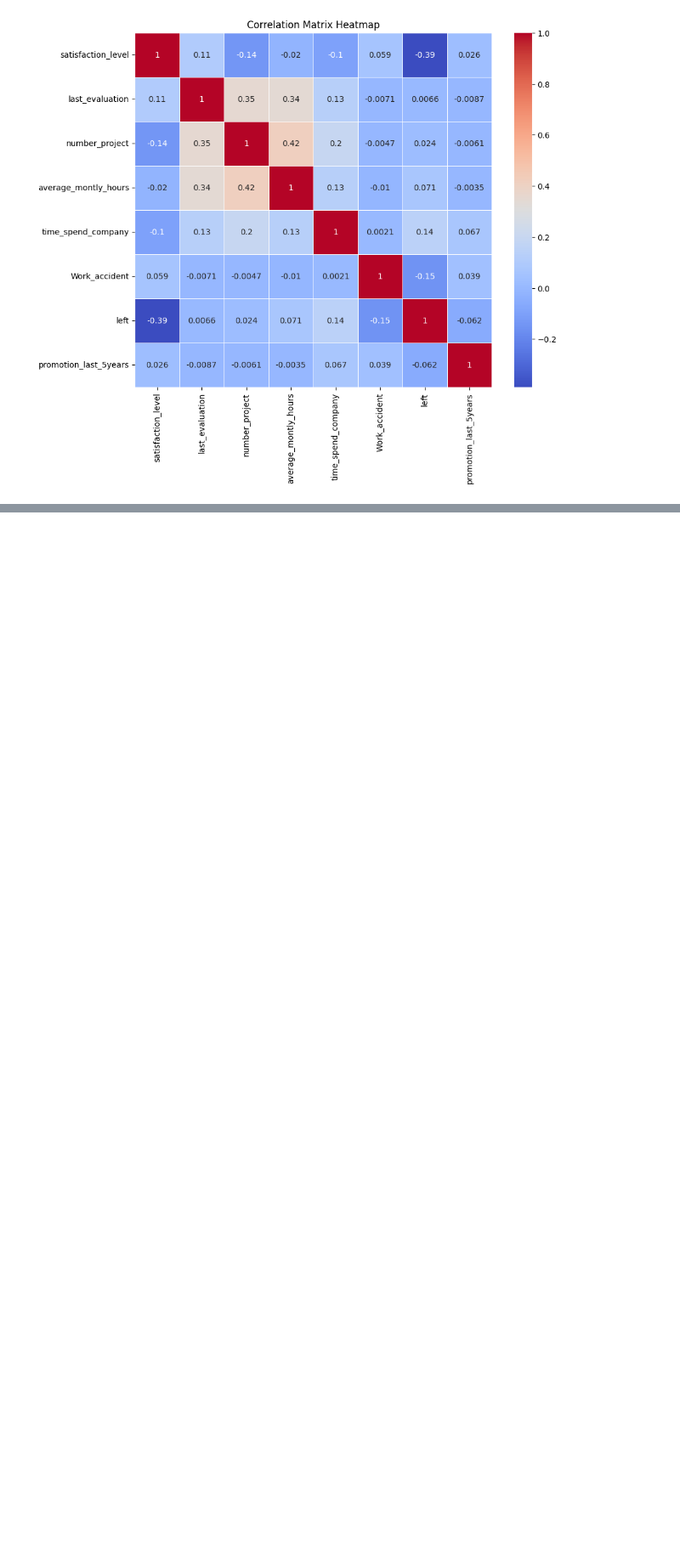
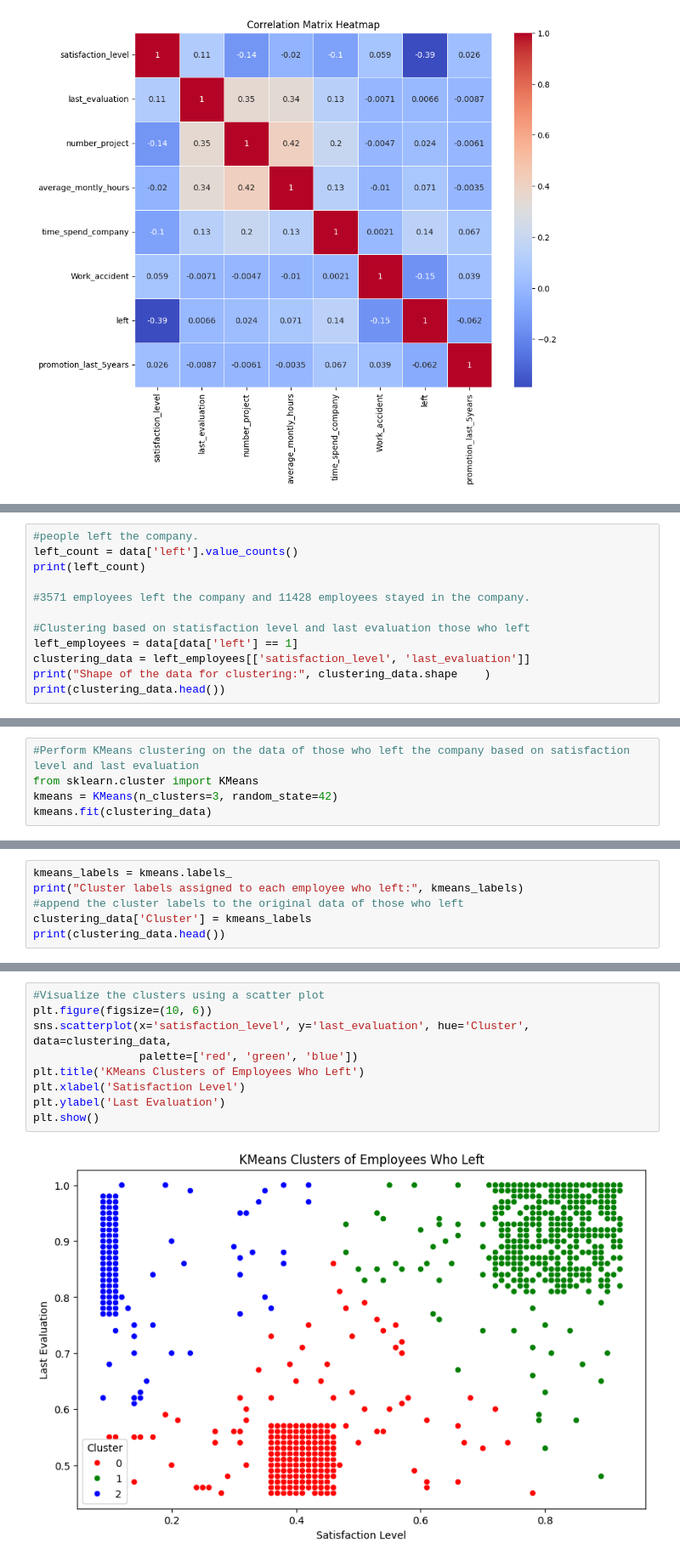
Before and after one commit to srinipar/AILabs, a Jupyter notebook: AIMLIIT/Projects/ML_Employee Turnover Analytics/Employee_TurnoverAnalysis.ipynb, the cells around one changed output, grey strips where cells are left out. Shown at 85% size. Saved outputs shown, nothing was run; the diff lists cells and outputs as text; blank space fills up the shorter version.

```diff
--- a/AIMLIIT/Projects/ML_Employee Turnover Analytics/Employee_TurnoverAnalysis.ipynb
+++ b/AIMLIIT/Projects/ML_Employee Turnover Analytics/Employee_TurnoverAnalysis.ipynb
@@ -103,0 +175,12 @@ plt.show()
+# %%
+#people left the company.
+left_count = data['left'].value_counts()
+print(left_count)
+
+#3571 employees left the company and 11428 employees stayed in the company.
+
+#Clustering based on statisfaction level and last evaluation those who left
+left_employees = data[data['left'] == 1]
+clustering_data = left_employees[['satisfaction_level', 'last_evaluation']]
+print("Shape of the data for clustering:", clustering_data.shape    )
+print(clustering_data.head())
@@ -103,0 +199,5 @@ plt.show()
+# %%
+#Perform KMeans clustering on the data of those who left the company based on satisfaction level and last evaluation
+from sklearn.cluster import KMeans
+kmeans = KMeans(n_clusters=3, random_state=42)
+kmeans.fit(clustering_data)
@@ -103,0 +206,6 @@ plt.show()
+# %%
+kmeans_labels = kmeans.labels_
+print("Cluster labels assigned to each employee who left:", kmeans_labels)
+#append the cluster labels to the original data of those who left
+clustering_data['Cluster'] = kmeans_labels
+print(clustering_data.head())
@@ -103,0 +225,11 @@ plt.show()
+# %%
+#Visualize the clusters using a scatter plot
+plt.figure(figsize=(10, 6))
+sns.scatterplot(x='satisfaction_level', y='last_evaluation', hue='Cluster', data=clustering_data,
+                palette=['red', 'green', 'blue'])
+plt.title('KMeans Clusters of Employees Who Left')
+plt.xlabel('Satisfaction Level')
+plt.ylabel('Last Evaluation')
+plt.show()
+# %% [output]
+[figure, added]
```
Also changed, not shown: parts of 11 cells of this notebook.
